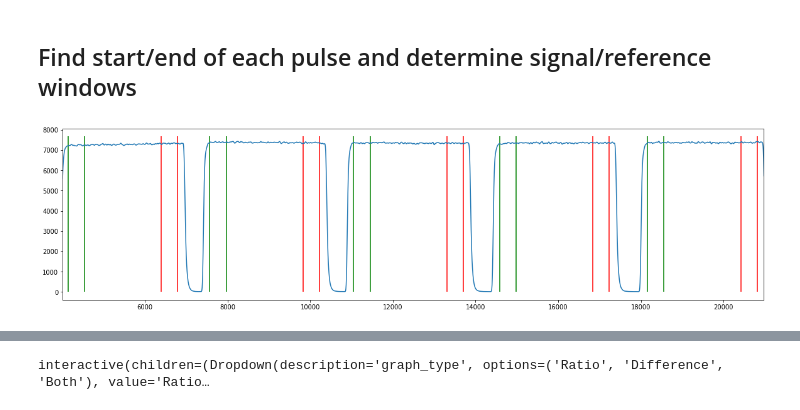
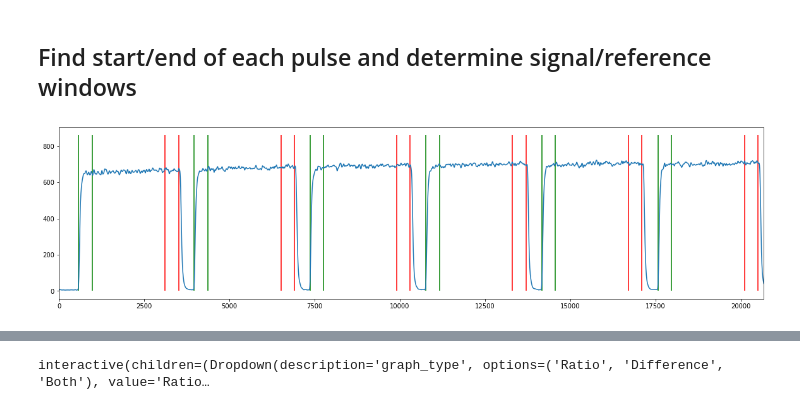
Before and after one commit to LCarnovale/HonoursAnalysis, a Jupyter notebook: analyse_rabi.ipynb, the cells around one changed output, grey strips where cells are left out. Cells and saved outputs as stored; diff of their text form; code cells hidden in the pictures.

```diff
--- a/analyse_rabi.ipynb
+++ b/analyse_rabi.ipynb
@@ -58,11 +59,13 @@ Caching...Done.Caching...Done.
 # %%
-fig = plt.figure(figsize=(20, 15))
+plot_col = 1
+n_cols = 4
+n_rows = (n_cols - 1 + len(rabi_plots)) // n_cols
+
+fig = plt.figure(figsize=(n_cols*6, n_rows*5))
 tau_axes = [r[0] for r in rabi_plots]
 
-plot_col = 1
-n_cols = 4
 axes = fig.subplots(
-    nrows=(n_cols - 1 + len(rabi_plots)) // n_cols,
+    nrows=n_rows,
     ncols=n_cols, sharex="none").flatten()
 for i, (tau, plot) in enumerate(zip(tau_axes, rabi_plots)):
     ax = axes[i]
@@ -87,16 +90,26 @@ for data in rabi_specs:
     data['smooth'] = g_filter(data.counts, sigma=4)
 
 max_counts = np.array([max(data.smooth) for data in rabi_specs])
+min_counts = np.array([min(data.smooth) for data in rabi_specs])
 
-COUNTS_THRESHOLD = 0.8 # * the max number of counts in any bin
+COUNTS_THRESHOLD = 0.05 # * the max number of counts in any bin
+
+read_thresh = COUNTS_THRESHOLD * (max_counts - min_counts) + min_counts
+# laser_thresh = 0.1*(max_counts - min_counts) + min_counts
 
 ris_fals = [
-    tools.get_rise_falls(np.array(data.smooth), thresh)
-    for data, thresh in zip(rabi_specs, COUNTS_THRESHOLD*max_counts)
+    helpers.get_rise_falls(np.array(data.smooth), thresh)
+    for data, thresh in zip(rabi_specs, read_thresh)
 ]
+# laser_on_off = [
+#     tools.get_rise_falls(np.array(data.smooth), thresh)
+#     for data, thresh in zip(rabi_specs, laser_thresh)
+# ]
+
 rises = [rf[0] for rf in ris_fals]
-rises[-1] = rises[-1][1:]
+# rises[-1] = rises[-1][1:]
 falls = [rf[1] for rf in ris_fals]
+# falls[-1] = falls[-1][1:]
 
 rise_ts = [np.array(data.time[r]) for data, r in zip(rabi_specs, rises)]
 fall_ts = [np.array(data.time[f]) for data, f in zip(rabi_specs, falls)]
@@ -108,7 +121,7 @@ dt = np.array([spec.time[1] - spec.time[0] for spec in rabi_specs])
 integration_width = (integration_width_ns // dt).astype(int)
 # integration_width
 
-forwards_shift = 40   # Read signal shift
+forwards_shift = 0#-10   # Read signal shift
 backwards_shift = -50 # Ref signal shift
 ################################################################
 
@@ -132,52 +145,70 @@ for i,(spec, s_rises, s_falls, s_rise_ts, s_fall_ts) in enumerate(zip(
     start_ends.append(start_end)
     start_ends_idx.append(start_end_idx)
 
-
-if f:
-    plt.figure(figsize=(20, 5))
-    plt.plot(spec.time, spec.smooth)
-    top = max(spec.counts)
-    plt.vlines(forwards_shift*dt[i] + s_rise_ts, 0, top, "green")
-    plt.vlines(forwards_shift*dt[i] + s_rise_ts + dt[i]*integration_width[i], 0, top, "green")
-    plt.vlines(backwards_shift*dt[i] + s_fall_ts, 0, top, "red")
-    plt.vlines(backwards_shift*dt[i] + s_fall_ts - dt[i]*integration_width[i], 0, top, "red")
-    plt.xlim(s_rise_ts[0], s_fall_ts[5])
-    f = False
-    plt.show()
+    if f and i == 37:
+        plt.figure(figsize=(20, 5))
+        plt.plot(spec.time, spec.smooth)
+        top = max(spec.counts)
+        plt.vlines(forwards_shift*dt[i] + s_rise_ts, 0, top, "green")
+        plt.vlines(forwards_shift*dt[i] + s_rise_ts + dt[i]*integration_width[i], 0, top, "green")
+        plt.vlines(backwards_shift*dt[i] + s_fall_ts, 0, top, "red")
+        plt.vlines(backwards_shift*dt[i] + s_fall_ts - dt[i]*integration_width[i], 0, top, "red")
+        plt.xlim(0, s_fall_ts[5])
+        # plt.xlim(s_rise_ts[0], s_fall_ts[5])
+        f = False
+        plt.show()
 
 
 # readout_counts = np.array(data.counts)[[pulses[:, 0]: pulses[:, 0] + integration_width]]
 take_previous_fall = True # If false, use the fall of the same pulse as the reference signal
 spec_tau_axes = []
 PL_reads = []
 PL_refs = []
-
-for (spec, start_end, start_end_idx, int_width) in zip(
-        rabi_specs, start_ends, start_ends_idx, integration_width):
+normalised_flags = np.full(len(rabi_specs), False)
+for i, (spec, start_end, start_end_idx, int_width) in enumerate(zip(
+        rabi_specs, start_ends, start_ends_idx, integration_width)):
     forward_t = np.arange(int_width)
     x = take_previous_fall * 1 # Scan the arrays in a fashion that depends on this setting
     forward = np.tile(forward_t, (len(start_end_idx)-x, 1))
     backward = -forward
     forward += forwards_shift
     backward += backwards_shift
     reads = (forward + start_end_idx[x:, [0]]).astype(int)
     refs = (backward + start_end_idx[:len(start_end_idx)-x, [1]]).astype(int)
 
-    tau = start_end[1:, 0] - start_end[:-1, 1]
+    tau = start_end[1:, 0] - start_end[:-1, 1] + dt[i]*backwards_shift
+
     # if not take_previous_fall ignore the first pulse
     reads = reads[1-x:]
     refs  = refs[1-x:]
 
     arr = np.array(spec.counts)
     reads = np.sum(arr[reads], axis=-1)
     refs  = np.sum(arr[refs], axis=-1)
 
+
+    if np.any(np.diff(tau) < -10):
+        # Probably data that includes normalisation, ie a background sweep.
+        # divide the first half by the second half
+        indx = np.flatnonzero((tau[1:]-tau[:-1]) < -10)[0]
+        print(i, ": ", end="")
+        print(len(reads), len(refs), indx)
+        normalised_flags[i] = True
+        if indx == 0:
+            print(np.diff(tau))
+        # print("Fixing %s which was run with 'normalise' turned on" % rabi_files[i][-30:])
+        reads = reads[:indx+1] / reads[indx+1 + (1-x):]
+        refs = refs[:indx+1] / refs[indx+1 + (1-x):]
+        # if i > 25:
+        tau = tau[:indx+1]
+
+
     spec_tau_axes.append(tau)
     PL_reads.append(reads)
     PL_refs.append(refs)
 
 # PL_reads[-1] = PL_reads[-1][1:]
 # PL_refs[-1] = PL_refs[-1][1:]
 # spec_tau_axes[-1] = spec_tau_axes[-1][1:]
 # %% [output]
-[figure, old version]
+[figure, new version]
```
Also changed, not shown: parts of 5 cells of this notebook, 1 other file.
